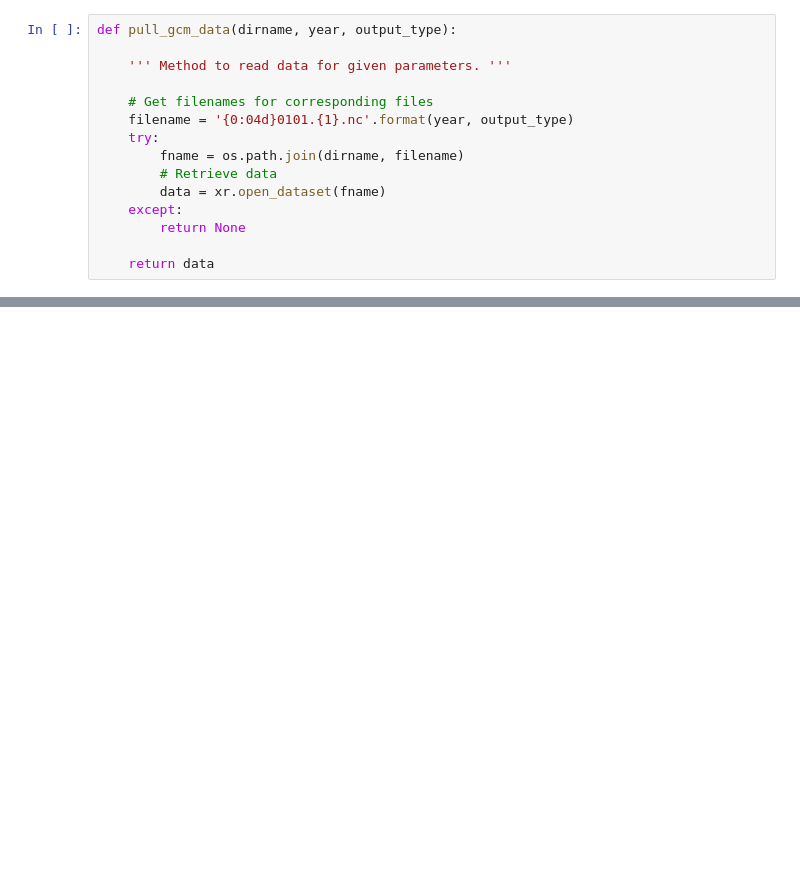
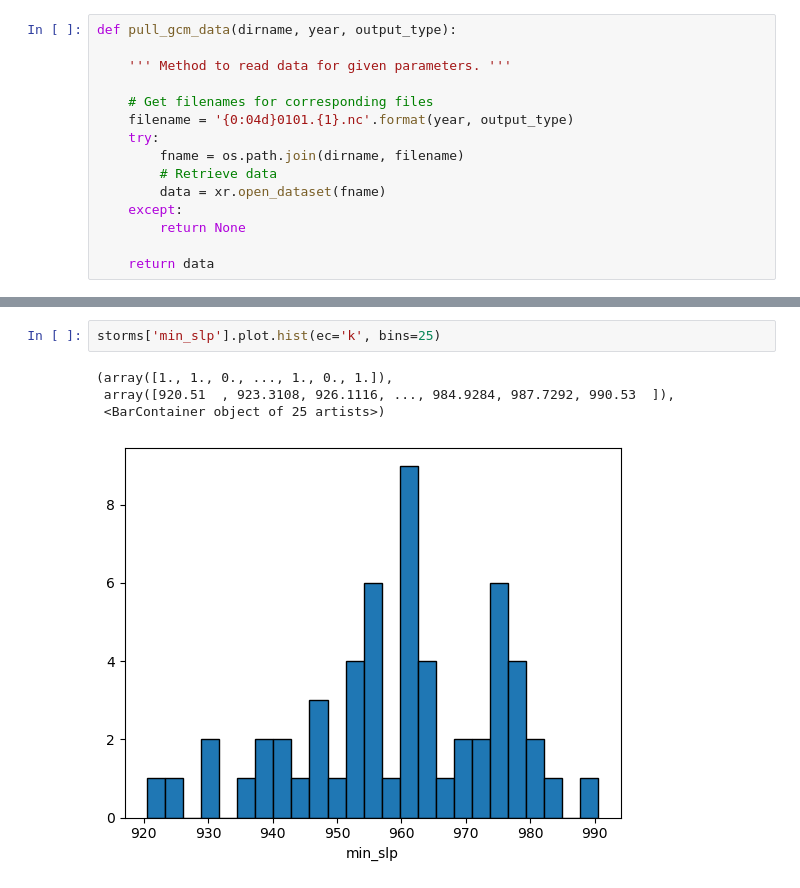
Before and after one commit to mr-gabrielrios/research, a Jupyter notebook: scripts/tc_storage_algorithm.ipynb, the cells around one changed output, grey strips where cells are left out. Drawn from its saved outputs; the diff is of its cells as text; blank space fills up the shorter version.

```diff
--- a/scripts/tc_storage_algorithm.ipynb
+++ b/scripts/tc_storage_algorithm.ipynb
@@ -308,0 +384,7 @@ Data variables: (12/40)
+# %%
+storms['min_slp'].plot.hist(ec='k', bins=25)
+# %% [output]
+(array([1., 1., 0., ..., 1., 0., 1.]),
+ array([920.51  , 923.3108, 926.1116, ..., 984.9284, 987.7292, 990.53  ]),
+ <BarContainer object of 25 artists>)
+[figure, added]
```
Also changed, not shown: parts of 8 cells of this notebook.
